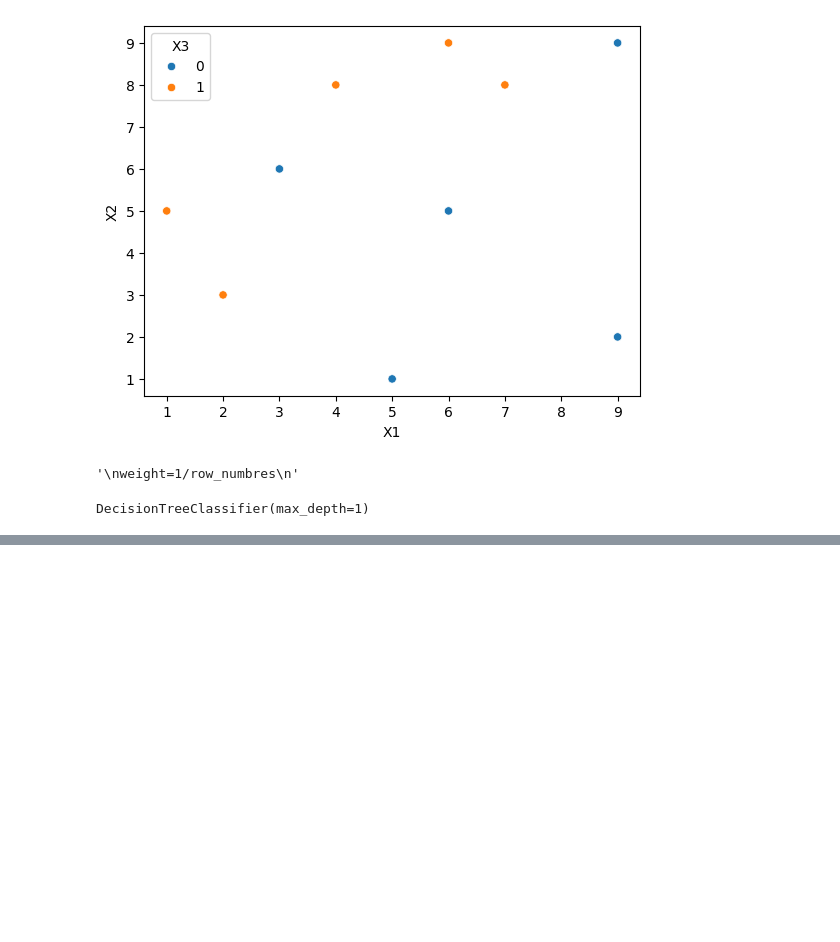
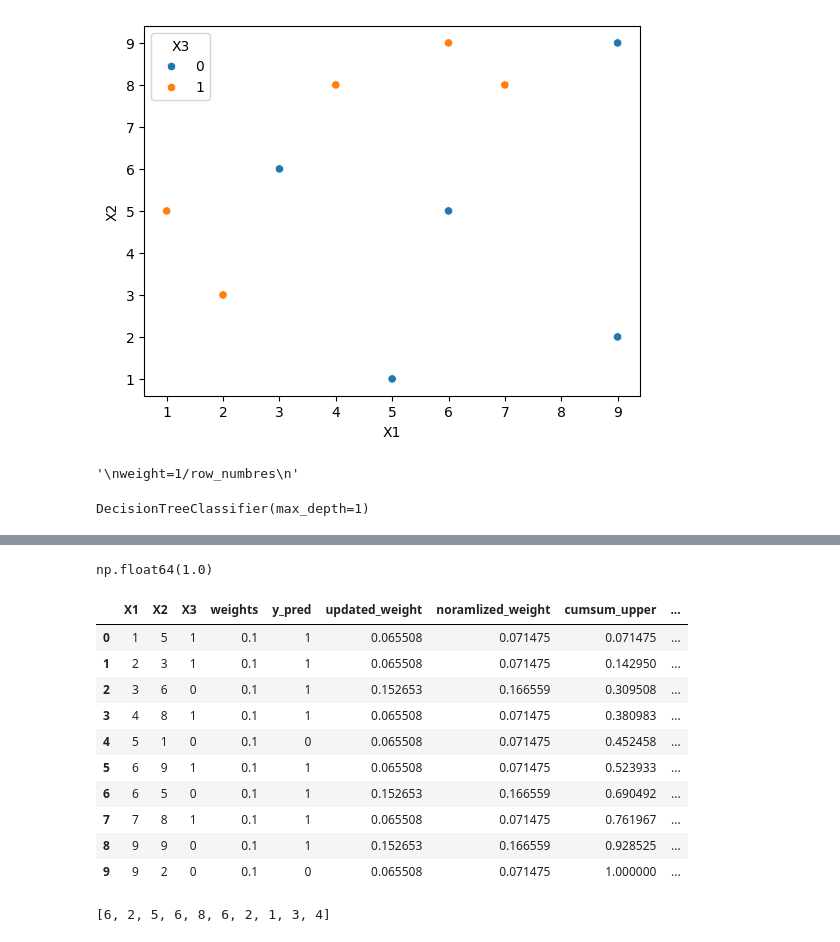
Before and after one commit to khanalasmit/machinelearning, a Jupyter notebook: 46-Ada_Boost/code_from_scratch.ipynb, the cells around one changed output, grey strips where cells are left out. Cells and saved outputs as stored; diff of their text form; code cells hidden in the pictures; blank space fills up the shorter version.

```diff
--- a/46-Ada_Boost/code_from_scratch.ipynb
+++ b/46-Ada_Boost/code_from_scratch.ipynb
@@ -114,0 +140,21 @@ df
+# %%
+df['noramlized_weight'].sum()
+# %% [output]
+np.float64(1.0)
+# %%
+df['cumsum_upper']=np.cumsum(df['noramlized_weight'])#to calcualte the upper range of the normalized weight
+df['cumsum_lower']=df['cumsum_upper']-df['noramlized_weight']#lower range of the normalized weight
+# %%
+df
+# %% [output]
+|  | X1 | X2 | X3 | weights | y_pred | updated_weight | noramlized_weight | cumsum_upper | ... |
+| 0 | 1 | 5 | 1 | 0.1 | 1 | 0.065508 | 0.071475 | 0.071475 | ... |
+| 1 | 2 | 3 | 1 | 0.1 | 1 | 0.065508 | 0.071475 | 0.142950 | ... |
+| 2 | 3 | 6 | 0 | 0.1 | 1 | 0.152653 | 0.166559 | 0.309508 | ... |
+| 3 | 4 | 8 | 1 | 0.1 | 1 | 0.065508 | 0.071475 | 0.380983 | ... |
+| 4 | 5 | 1 | 0 | 0.1 | 0 | 0.065508 | 0.071475 | 0.452458 | ... |
+| 5 | 6 | 9 | 1 | 0.1 | 1 | 0.065508 | 0.071475 | 0.523933 | ... |
+| 6 | 6 | 5 | 0 | 0.1 | 1 | 0.152653 | 0.166559 | 0.690492 | ... |
+| 7 | 7 | 8 | 1 | 0.1 | 1 | 0.065508 | 0.071475 | 0.761967 | ... |
+| 8 | 9 | 9 | 0 | 0.1 | 1 | 0.152653 | 0.166559 | 0.928525 | ... |
+| 9 | 9 | 2 | 0 | 0.1 | 0 | 0.065508 | 0.071475 | 1.000000 | ... |
@@ -114,0 +176,4 @@ df
+# %%
+index_values
+# %% [output]
+[6, 2, 5, 6, 8, 6, 2, 1, 3, 4]
```
Also changed, not shown: parts of 23 cells of this notebook.
